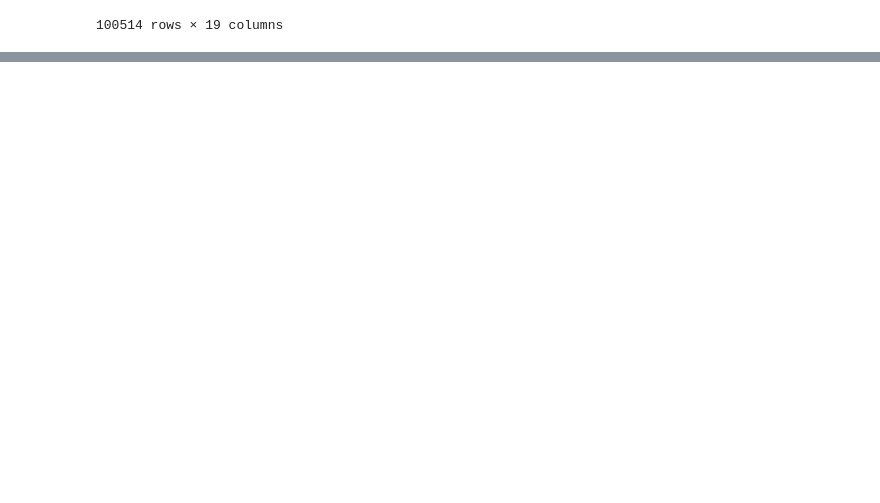
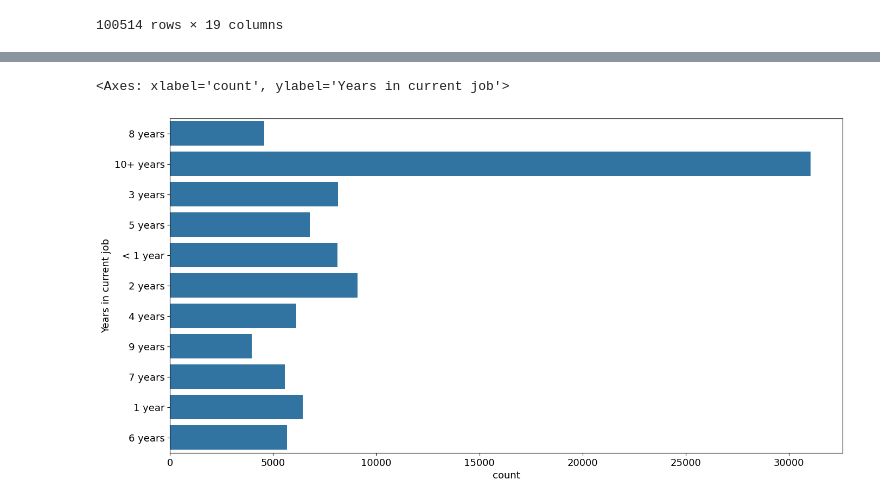
Before and after one commit to lrosati42/XAI_project, a Jupyter notebook: chandana_main.ipynb, the cells around one changed output, grey strips where cells are left out. Drawn from its saved outputs; the diff is of its cells as text; code cells hidden in the pictures; blank space fills up the shorter version.

```diff
--- a/chandana_main.ipynb
+++ b/chandana_main.ipynb
@@ -45,0 +280,8 @@ data_train
+# %%
+for i in data_train['Bankruptcies'][data_train['Bankruptcies'].isnull() == True].index:
+    data_train.drop(labels=i, inplace=True)
+# %%
+for i in data_train['Tax Liens'][data_train['Tax Liens'].isnull() == True].index:
+    data_train.drop(labels=i, inplace=True)
+
+calculate_null_values(data_train)
@@ -45,0 +312,6 @@ data_train
+# %%
+# Fill null values for Credit score
+fill_list = data_train['Credit Score'].dropna()
+data_train['Credit Score'] = data_train['Credit Score'].fillna(pd.Series(np.random.choice(fill_list , size = len(data_train.index))))
+data_train.dropna(axis = 0, subset = ['Credit Score'], inplace = True)
+sns.displot(data = data_train , x = "Credit Score" ,  kind="kde",)
@@ -45,0 +327,7 @@ data_train
+# %%
+# Fill null values for Annual Income
+fill_list = data_train['Annual Income'].dropna()
+data_train['Annual Income'] = data_train['Annual Income'].fillna(pd.Series(np.random.choice(fill_list , size = len(data_train.index))))
+data_train.dropna(axis = 0, subset = ['Annual Income'], inplace = True)
+sns.kdeplot(data_train['Annual Income'],
+                color="Red", shade = True)
@@ -45,0 +337,7 @@ data_train
+# %%
+plt.figure(figsize=(16,8))
+
+sns.countplot(data_train['Years in current job'])
+# %% [output]
+<Axes: xlabel='count', ylabel='Years in current job'>
+[figure, added]
```
Also changed, not shown: parts of 51 cells of this notebook.
